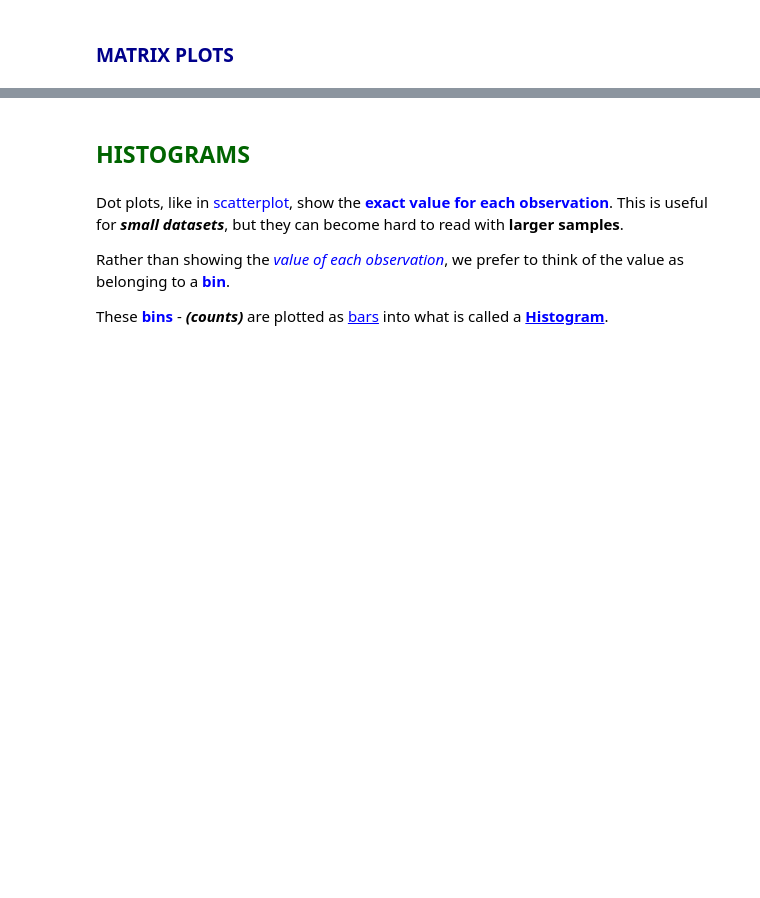
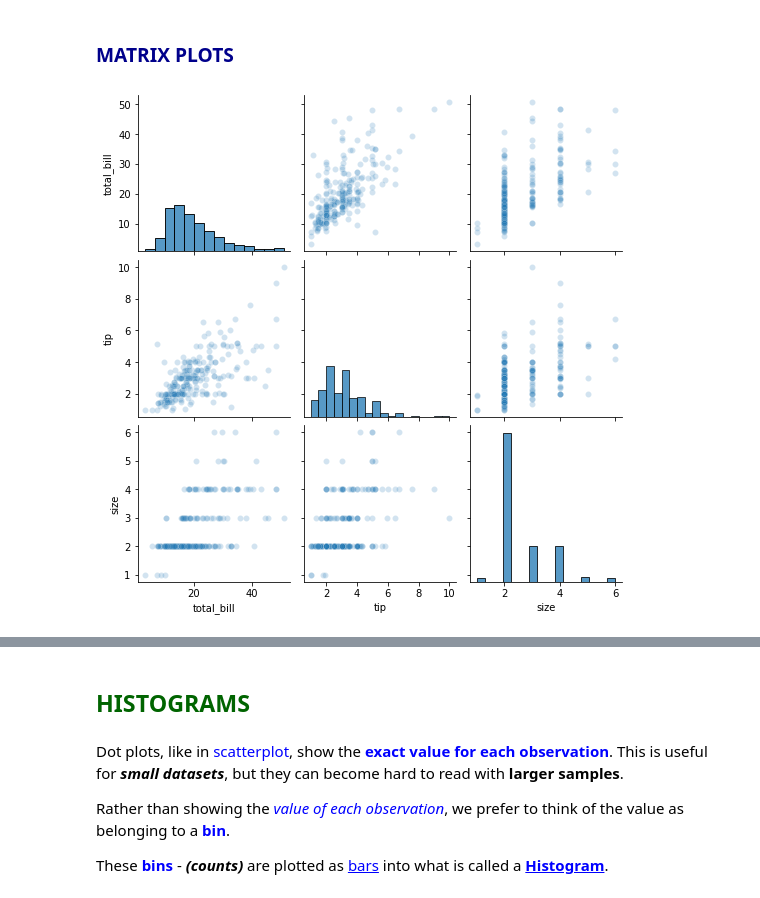
Before and after one commit to davifebdn/Visualitzacio-grafica-de-Multiples-variables, a Jupyter notebook: Data_Science_Sprint_3_T02_Visualització_gràfica_de_Múltiples_variables.ipynb, the cells around one changed output, grey strips where cells are left out. Cells and saved outputs as stored; diff of their text form; code cells hidden in the pictures; blank space fills up the shorter version.

```diff
--- a/Data_Science_Sprint_3_T02_Visualització_gràfica_de_Múltiples_variables.ipynb
+++ b/Data_Science_Sprint_3_T02_Visualització_gràfica_de_Múltiples_variables.ipynb
@@ -205,4 +133,7 @@ plt.tight_layout()
 ### <span style=color:darkblue>MATRIX PLOTS</span>
 # %%
 # Matrix Plot
-sns.pairplot(county, diag_kind='hist', plot_kws={'alpha': 0.2})
+sns.pairplot(tips, diag_kind='hist', plot_kws={'alpha': 0.2})
+plt.show()
+# %% [output]
+[figure, added]
```
Also changed, not shown: parts of 51 cells of this notebook.
